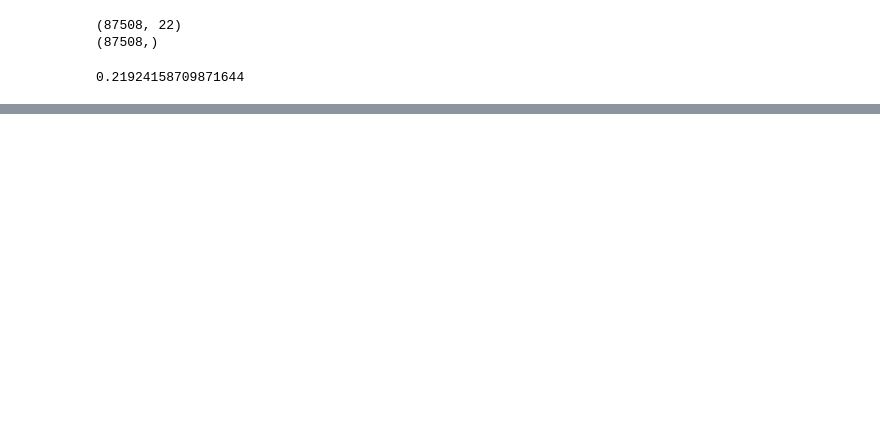
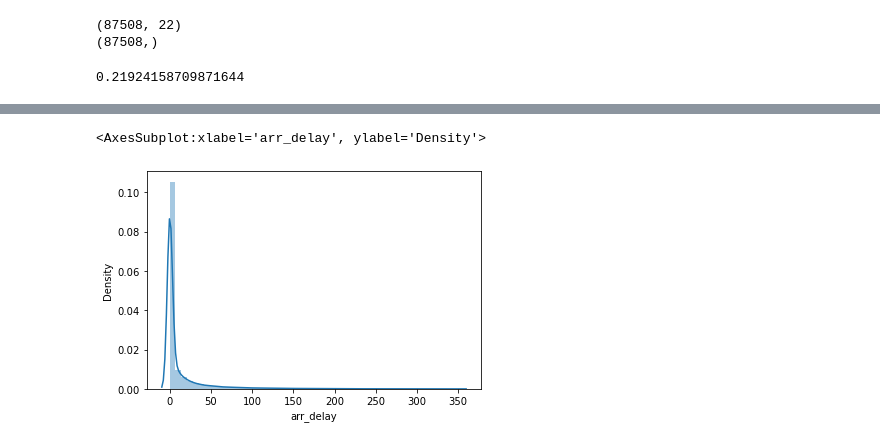
Before and after one commit to The-Powder-of-Data/Flight_Predictions, a Jupyter notebook: scrap_files/Joe/modeling.ipynb, the cells around one changed output, grey strips where cells are left out. Drawn from its saved outputs; the diff is of its cells as text; code cells hidden in the pictures; blank space fills up the shorter version.

```diff
--- a/scrap_files/Joe/modeling.ipynb
+++ b/scrap_files/Joe/modeling.ipynb
@@ -321,0 +330,3 @@ reg.score(X_test, y_test)
+# %%
+df = pd.read_csv('../../data/features_tuesday2.csv', index_col='Unnamed: 0')
+df.head()
@@ -321,0 +353,5 @@ reg.score(X_test, y_test)
+# %%
+sns.distplot(df['arr_delay'])
+# %% [output]
+<AxesSubplot:xlabel='arr_delay', ylabel='Density'>
+[figure, added]
```
Also changed, not shown: parts of 30 cells of this notebook, 2 other files.
